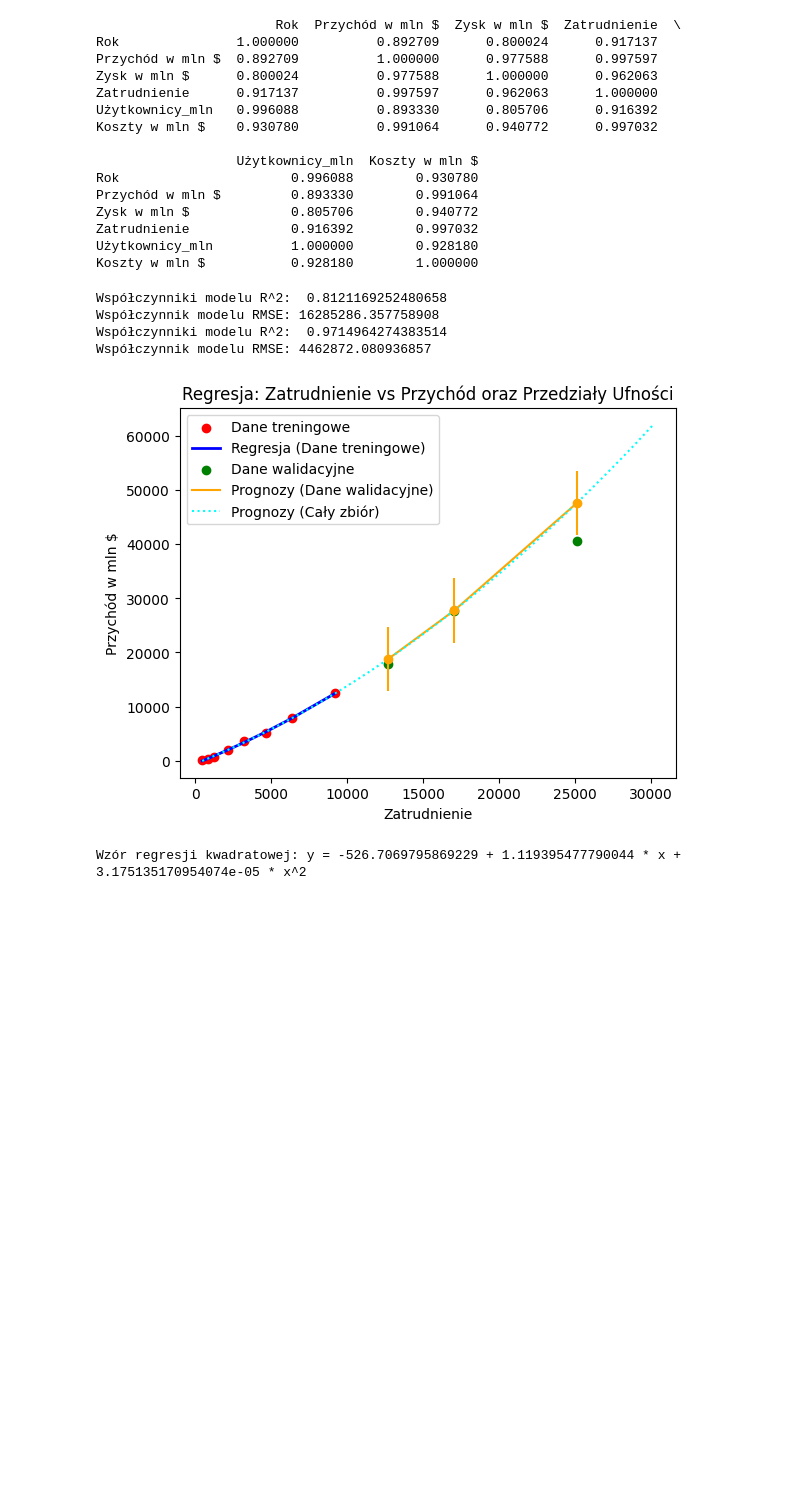
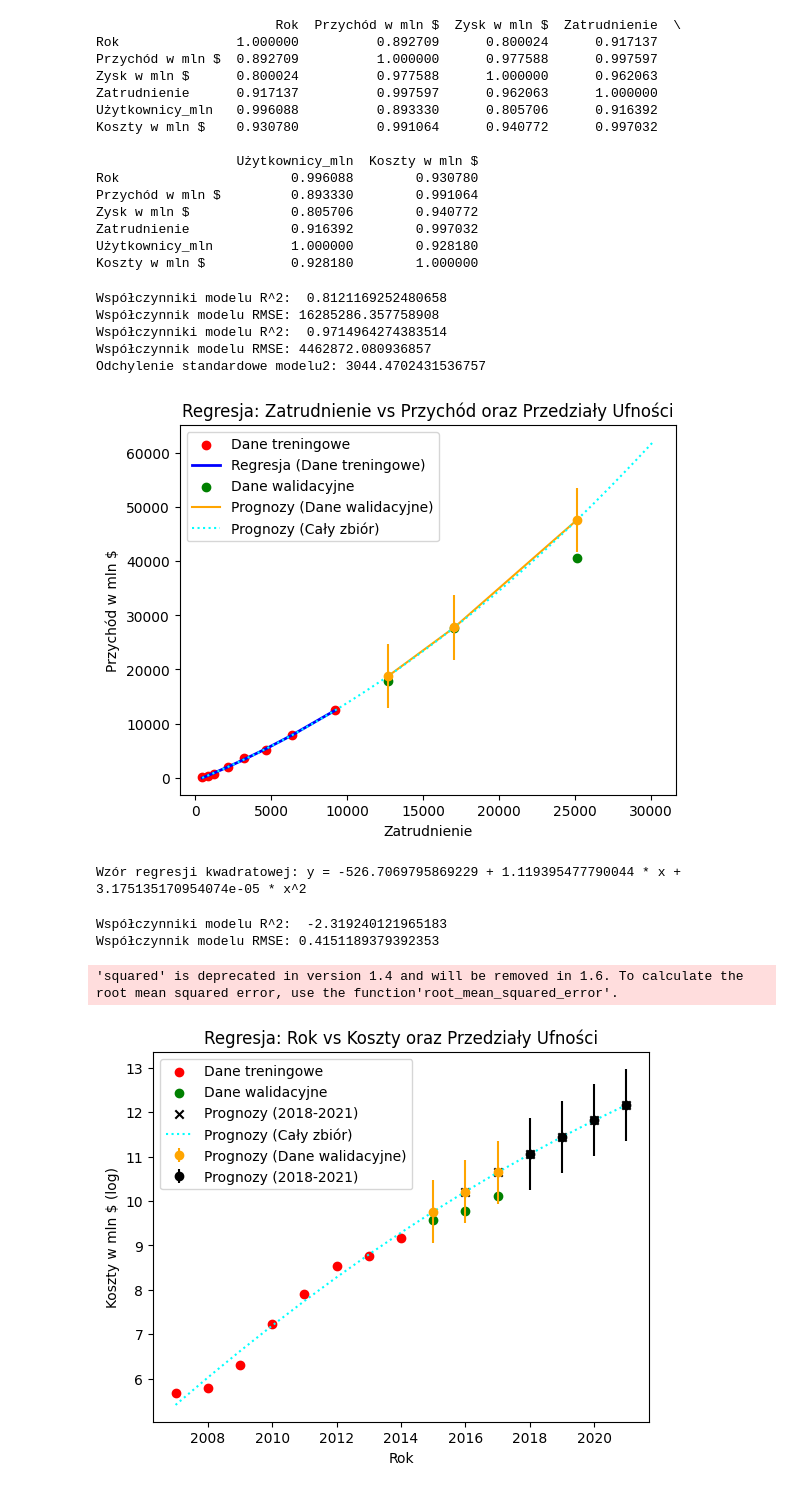
Before and after one commit to userofpi/MED_LAB1, a Jupyter notebook: LAB1.ipynb, the cells around one changed output. Cells and saved outputs as stored; diff of their text form; code cells hidden in the pictures; blank space fills up the shorter version.

```diff
--- a/LAB1.ipynb
+++ b/LAB1.ipynb
@@ -100,6 +102,8 @@ plt.plot(
     linewidth=2,
     label='Regresja (Dane treningowe)'
 )
+# odchylenie standardowe modelu2 np.std
+print("Odchylenie standardowe modelu2:", np.std(model2.predict(X_test_poly) - y_test))
 
 plt.scatter(X_test, y_test, color='green', label='Dane walidacyjne')
 plt.plot(X_test, y_pred_test, color='orange', label='Prognozy (Dane walidacyjne)')
@@ -149,8 +153,82 @@ Współczynniki modelu R^2:  0.8121169252480658
 Współczynnik modelu RMSE: 16285286.357758908
 Współczynniki modelu R^2:  0.9714964274383514
 Współczynnik modelu RMSE: 4462872.080936857
+Odchylenie standardowe modelu2: 3044.4702431536757
 [figure]
 Wzór regresji kwadratowej: y = -526.7069795869229 + 1.119395477790044 * x + 3.175135170954074e-05 * x^2
+# %%
+# Podział na dane treningowe i walidacyjne
+X_train = data[["Rok"]][:8]
+X_test = data[["Rok"]][8:]
+y_train = data["Koszty w mln $"][:8]
+y_test = data["Koszty w mln $"][8:]
+
+# Przekształcenie na logarytmy Osi OY
+y_train_log = np.log(y_train)
+y_test_log = np.log(y_test)
+
+# Zmiana danych na wielomianowe stopnia 2
+poly = PolynomialFeatures(degree=2, include_bias=False)
+X_train_poly = poly.fit_transform(X_train)
+X_test_poly = poly.transform(X_test)
+
+# Trenowanie modelu
+model = LinearRegression()
+model.fit(X_train_poly, y_train_log)
+
+# Prognozy dla danych walidacyjnych
+y_pred_test_log = model.predict(X_test_poly)
+
+# Ocena jakości modelu na danych walidacyjnych (R^2) oraz RMSE dla modelu liniowego ale z logarytmami
+print("Współczynniki modelu R^2: ", model.score(X_test_poly, y_test_log))
+print("Współczynnik modelu RMSE:", mean_squared_error(y_test_log, y_pred_test_log, squared=False))
+
+# Prognoza i wypisanie wartości dla lat 2018-2021
+X_future = pd.DataFrame({"Rok": [2018, 2019, 2020, 2021]})
+data_future = pd.concat([data, X_future], axis=0)
+data_future_poly = poly.transform(data_future[["Rok"]])
+data_future["Prognoza_Koszty"] = np.exp(model.predict(data_future_poly))
+
+# Wykres
+plt.scatter(X_train, y_train_log, color='red', label='Dane treningowe')
+plt.scatter(X_test, y_test_log, color='green', label='Dane walidacyjne')
+
+# Error bar dla danych walidacyjnych
+plt.errorbar(
+    X_test.squeeze(),
+    y_pred_test_log,
+    yerr=1.96 * np.std(y_pred_test_log),
+    fmt='o',
+    color='orange',
+    label='Prognozy (Dane walidacyjne)'
+)
+
+# Error bar dla data_future
+plt.errorbar(
+    data_future[["Rok"]][11:],
+    np.log(data_future["Prognoza_Koszty"][11:]),
+    yerr=1.96 * np.std(np.log(data_future["Prognoza_Koszty"][11:])),
+    fmt='o',
+    color='black',
+    label='Prognozy (2018-2021)'
+)
+
+# Zaznaczenie prognoz dla lat 2018-2021
+plt.scatter(data_future[["Rok"]][9:], np.log(data_future["Prognoza_Koszty"][9:]), color='black', label='Prognozy (2018-2021)', marker='x')
+
+# Jedna linia dla regresji dane z treningu i walidacji oraz prognozy
+plt.plot(data_future[["Rok"]], np.log(data_future["Prognoza_Koszty"]), color='cyan', linestyle='dotted', label='Prognozy (Cały zbiór)')
+
+plt.legend()
+plt.xlabel("Rok")
+plt.ylabel("Koszty w mln $ (log)")
+plt.title("Regresja: Rok vs Koszty oraz Przedziały Ufności")
+plt.show()
+# %% [output]
+Współczynniki modelu R^2:  -2.319240121965183
+Współczynnik modelu RMSE: 0.4151189379392353
+'squared' is deprecated in version 1.4 and will be removed in 1.6. To calculate the root mean squared error, use the function'root_mean_squared_error'.
+[figure, new version]
 # %%
 #4. Liczba pracowników (OX) przychód(OY)
 
```
Also changed, not shown: parts of 5 cells of this notebook.
